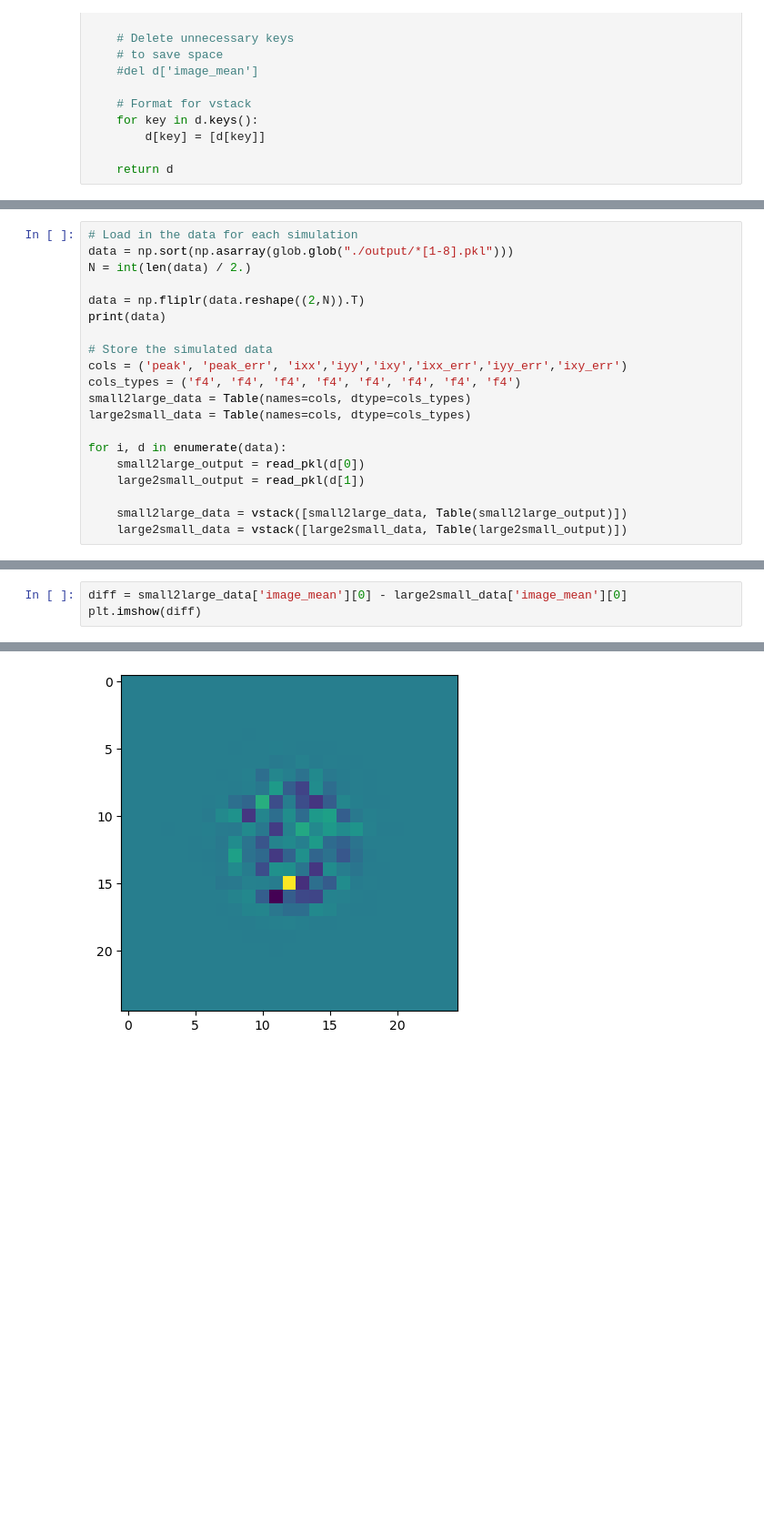
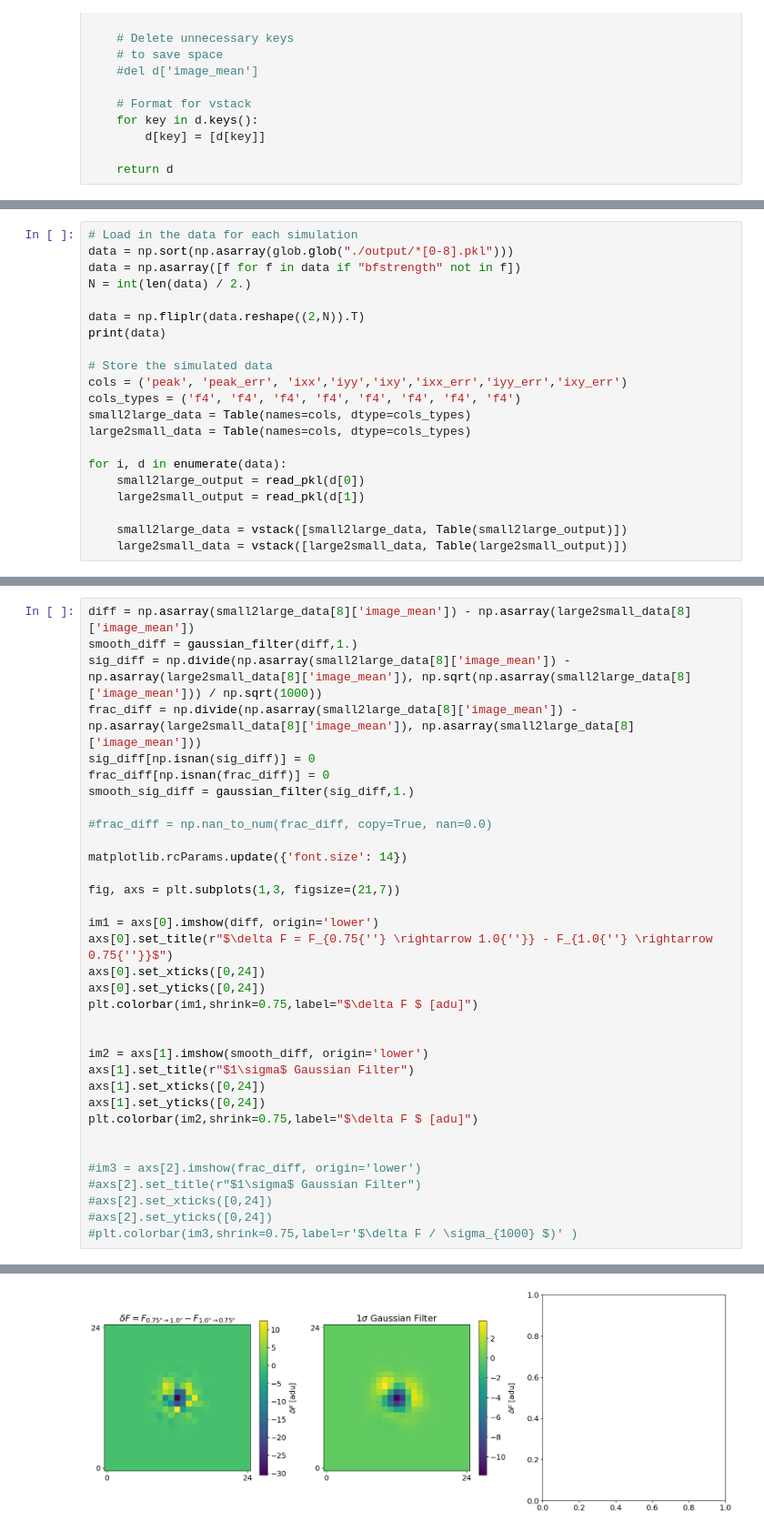
Before and after one commit to Alex-Broughton/psfxt, a Jupyter notebook: example.ipynb, the cells around one changed output, grey strips where cells are left out. Shown: that part at 91% size. Drawn from its saved outputs; the diff is of its cells as text; blank space fills up the shorter version.

```diff
--- a/example.ipynb
+++ b/example.ipynb
@@ -47,7 +48,8 @@ Simulation parameters:
     params['tf'] = 15.
 # %%
 # Load in the data for each simulation
-data = np.sort(np.asarray(glob.glob("./output/*[1-8].pkl")))
+data = np.sort(np.asarray(glob.glob("./output/*[0-8].pkl")))
+data = np.asarray([f for f in data if "bfstrength" not in f])
 N = int(len(data) / 2.)
 
 data = np.fliplr(data.reshape((2,N)).T)
@@ -100,4 +127,35 @@ Text(0, 0.5, '$I_{xx}$ [px$^2$]')
 # %%
-diff = small2large_data['image_mean'][0] - large2small_data['image_mean'][0]
-plt.imshow(diff)
+diff = np.asarray(small2large_data[8]['image_mean']) - np.asarray(large2small_data[8]['image_mean'])
+smooth_diff = gaussian_filter(diff,1.)
+sig_diff = np.divide(np.asarray(small2large_data[8]['image_mean']) - np.asarray(large2small_data[8]['image_mean']), np.sqrt(np.asarray(small2large_data[8]['image_mean'])) / np.sqrt(1000))
+frac_diff = np.divide(np.asarray(small2large_data[8]['image_mean']) - np.asarray(large2small_data[8]['image_mean']), np.asarray(small2large_data[8]['image_mean']))
+sig_diff[np.isnan(sig_diff)] = 0
+frac_diff[np.isnan(frac_diff)] = 0
+smooth_sig_diff = gaussian_filter(sig_diff,1.)
+
+#frac_diff = np.nan_to_num(frac_diff, copy=True, nan=0.0)
+
+matplotlib.rcParams.update({'font.size': 14})
+
+fig, axs = plt.subplots(1,3, figsize=(21,7))
+
+im1 = axs[0].imshow(diff, origin='lower')
+axs[0].set_title(r"$\delta F = F_{0.75{''} \rightarrow 1.0{''}} - F_{1.0{''} \rightarrow 0.75{''}}$")
+axs[0].set_xticks([0,24])
+axs[0].set_yticks([0,24])
+plt.colorbar(im1,shrink=0.75,label="$\delta F $ [adu]")
+
+
+im2 = axs[1].imshow(smooth_diff, origin='lower')
+axs[1].set_title(r"$1\sigma$ Gaussian Filter")
+axs[1].set_xticks([0,24])
+axs[1].set_yticks([0,24])
+plt.colorbar(im2,shrink=0.75,label="$\delta F $ [adu]")
+
+
+#im3 = axs[2].imshow(frac_diff, origin='lower')
+#axs[2].set_title(r"$1\sigma$ Gaussian Filter")
+#axs[2].set_xticks([0,24])
+#axs[2].set_yticks([0,24])
+#plt.colorbar(im3,shrink=0.75,label=r'$\delta F / \sigma_{1000} $)' )
 # %% [output]
@@ -105 +163 @@ plt.imshow(diff)
-[figure, old version]
+[figure, new version]
```
Also changed, not shown: parts of 11 cells of this notebook, 54 other files.
